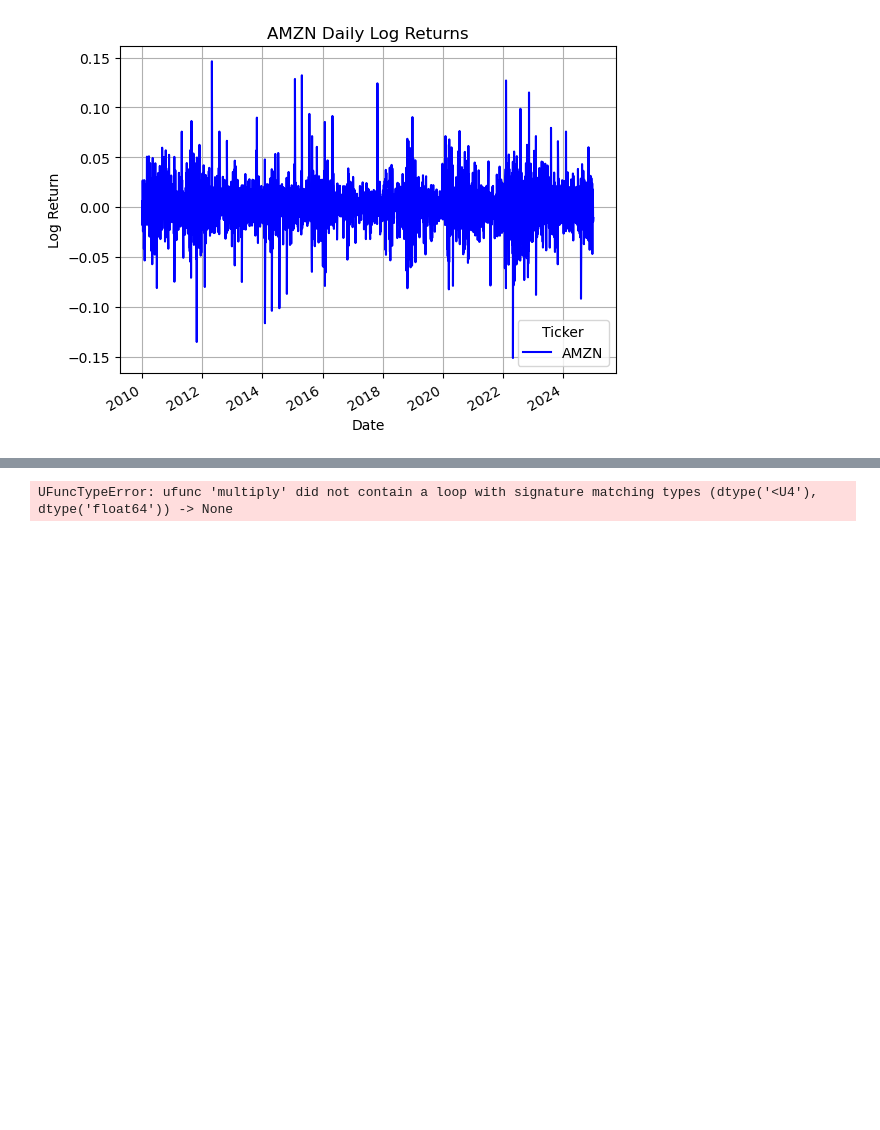
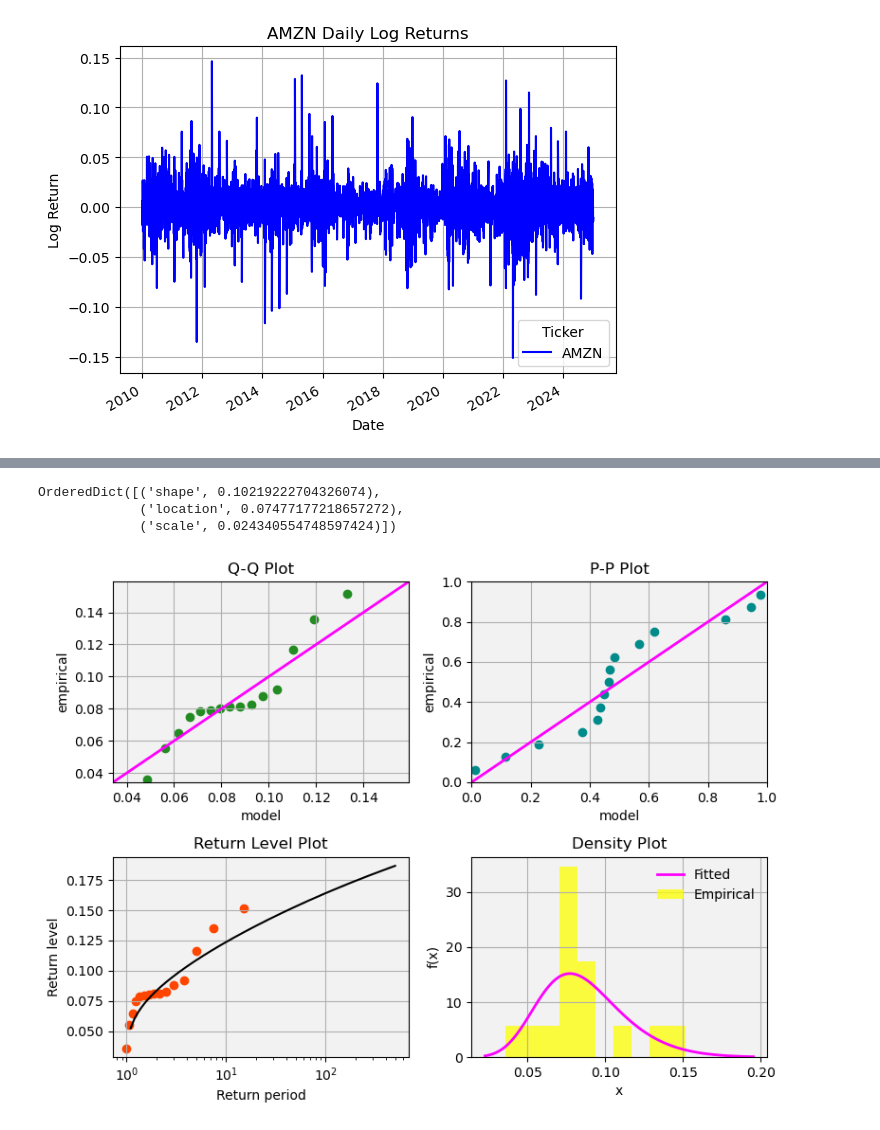
Before and after one commit to Scott-Yap/M2R_EVT, a Jupyter notebook: test.ipynb, the cells around one changed output, grey strips where cells are left out. Cells and saved outputs as stored; diff of their text form; code cells hidden in the pictures; blank space fills up the shorter version.

```diff
--- a/test.ipynb
+++ b/test.ipynb
@@ -109,23 +128,19 @@ maxima
 # %%
-from scipy.stats import genpareto as gpd
+maxima_df = maxima.reset_index()
+maxima_df.columns = ["Index", "Loss"]  # Ensures 2 columns
 
-threshold = log_returns.quantile(0.95)
-exceedances = (log_returns[log_returns > threshold] - threshold).dropna()
+#Fitting the GEV distribution with maxima values.
+fit = ely.gevfit(sample=maxima_df, fit_method="mle", ci=0, ci_method="delta")
 
-
-# Fit GPD
-shape, loc, scale = gpd.fit(exceedances)
-
-# Plot GPD over histogram of excesses
-x = np.linspace(min(exceedances), max(exceedances), 100)
-pdf = gpd.pdf(x, shape, loc=loc, scale=scale)
-
-plt.figure(figsize=(10, 5))
-plt.hist(exceedances, bins=30, density=True, alpha=0.6, label='Exceedances')
-plt.plot(x, pdf, label='GPD fit')
-plt.title("Peaks Over Threshold (GPD) Fit")
-plt.legend()
-plt.grid(True)
-plt.show()
+#Getting estimated distribution parameters for GEV fit.
+params=ely.gevparams(model=fit)
+params
 # %% [output]
-UFuncTypeError: ufunc 'multiply' did not contain a loop with signature matching types (dtype('<U4'), dtype('float64')) -> None
+OrderedDict([('shape', 0.10219222704326074),
+             ('location', 0.07477177218657272),
+             ('scale', 0.024340554748597424)])
+# %%
+#Summarizing the GEV model.
+ely.gevsummary(model=fit)
+# %% [output]
+[figure, added]
```
Also changed, not shown: parts of 5 cells of this notebook.
